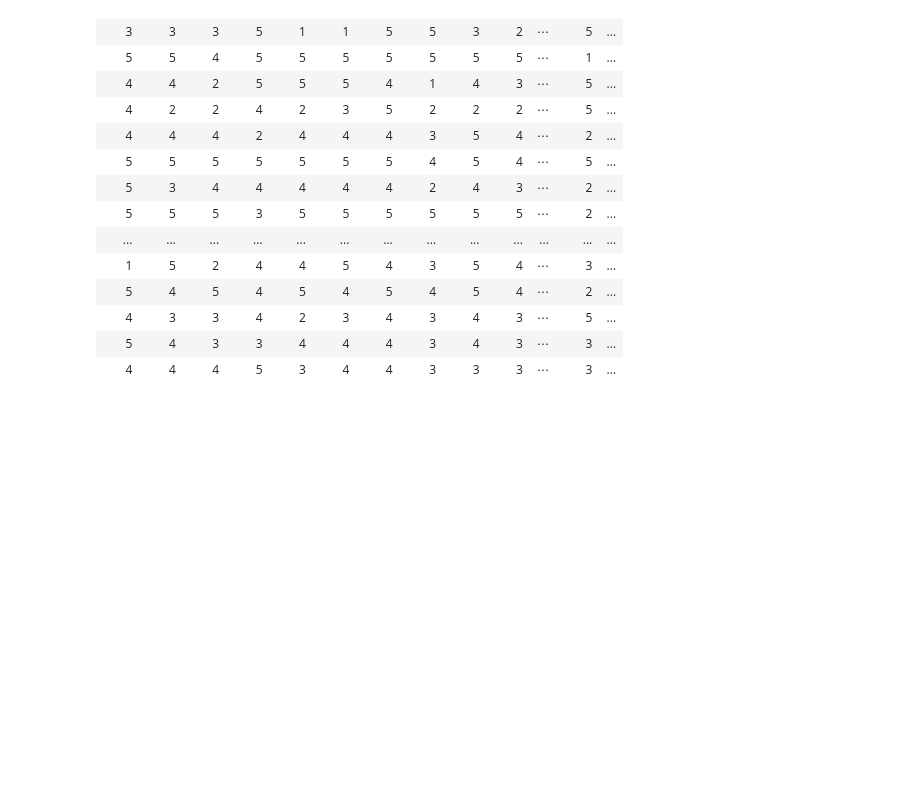
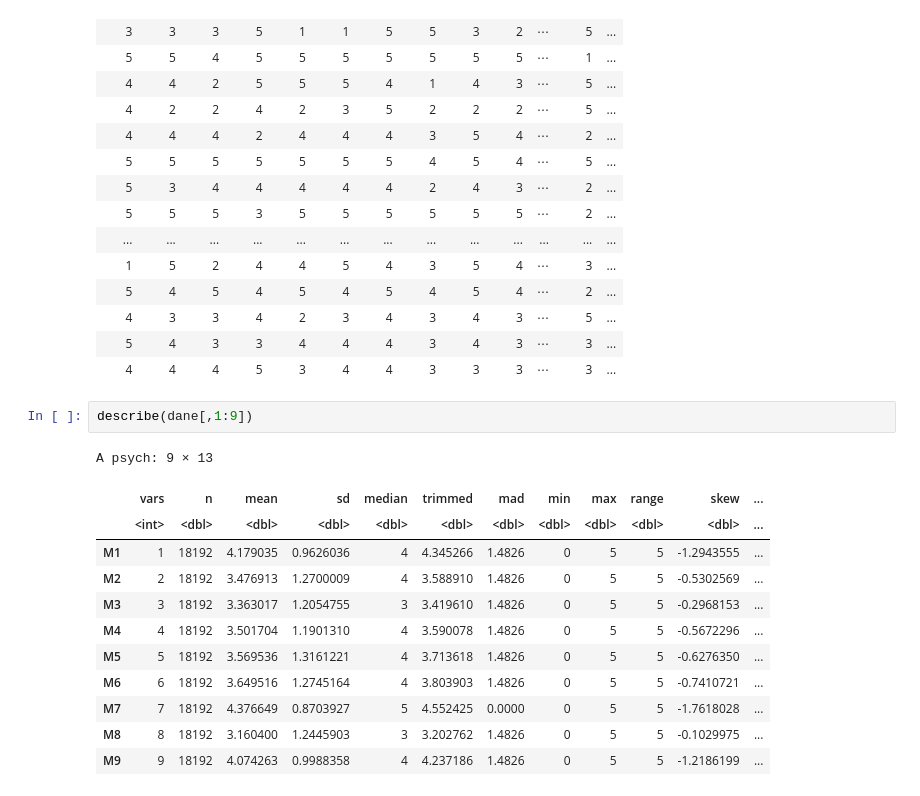
Before and after one commit to PawelSmolinski/Psychometria, a Jupyter notebook: Psychometria.ipynb, the cells around one changed output. Drawn from its saved outputs; the diff is of its cells as text; blank space fills up the shorter version.

```diff
--- a/Psychometria.ipynb
+++ b/Psychometria.ipynb
@@ -24,3 +32,18 @@ A data.frame: 18192 × 29
 | 4 | 3 | 3 | 4 | 2 | 3 | 4 | 3 | 4 | 3 | ⋯ | 5 | ... |
 | 5 | 4 | 3 | 3 | 4 | 4 | 4 | 3 | 4 | 3 | ⋯ | 3 | ... |
 | 4 | 4 | 4 | 5 | 3 | 4 | 4 | 3 | 3 | 3 | ⋯ | 3 | ... |
+# %%
+describe(dane[,1:9])
+# %% [output]
+A psych: 9 × 13
+|  | vars | n | mean | sd | median | trimmed | mad | min | max | range | skew | ... |
+|  | <int> | <dbl> | <dbl> | <dbl> | <dbl> | <dbl> | <dbl> | <dbl> | <dbl> | <dbl> | <dbl> | ... |
+| M1 | 1 | 18192 | 4.179035 | 0.9626036 | 4 | 4.345266 | 1.4826 | 0 | 5 | 5 | -1.2943555 | ... |
+| M2 | 2 | 18192 | 3.476913 | 1.2700009 | 4 | 3.588910 | 1.4826 | 0 | 5 | 5 | -0.5302569 | ... |
+| M3 | 3 | 18192 | 3.363017 | 1.2054755 | 3 | 3.419610 | 1.4826 | 0 | 5 | 5 | -0.2968153 | ... |
+| M4 | 4 | 18192 | 3.501704 | 1.1901310 | 4 | 3.590078 | 1.4826 | 0 | 5 | 5 | -0.5672296 | ... |
+| M5 | 5 | 18192 | 3.569536 | 1.3161221 | 4 | 3.713618 | 1.4826 | 0 | 5 | 5 | -0.6276350 | ... |
+| M6 | 6 | 18192 | 3.649516 | 1.2745164 | 4 | 3.803903 | 1.4826 | 0 | 5 | 5 | -0.7410721 | ... |
+| M7 | 7 | 18192 | 4.376649 | 0.8703927 | 5 | 4.552425 | 0.0000 | 0 | 5 | 5 | -1.7618028 | ... |
+| M8 | 8 | 18192 | 3.160400 | 1.2445903 | 3 | 3.202762 | 1.4826 | 0 | 5 | 5 | -0.1029975 | ... |
+| M9 | 9 | 18192 | 4.074263 | 0.9988358 | 4 | 4.237186 | 1.4826 | 0 | 5 | 5 | -1.2186199 | ... |
```
Also changed, not shown: parts of 1 cell of this notebook.
